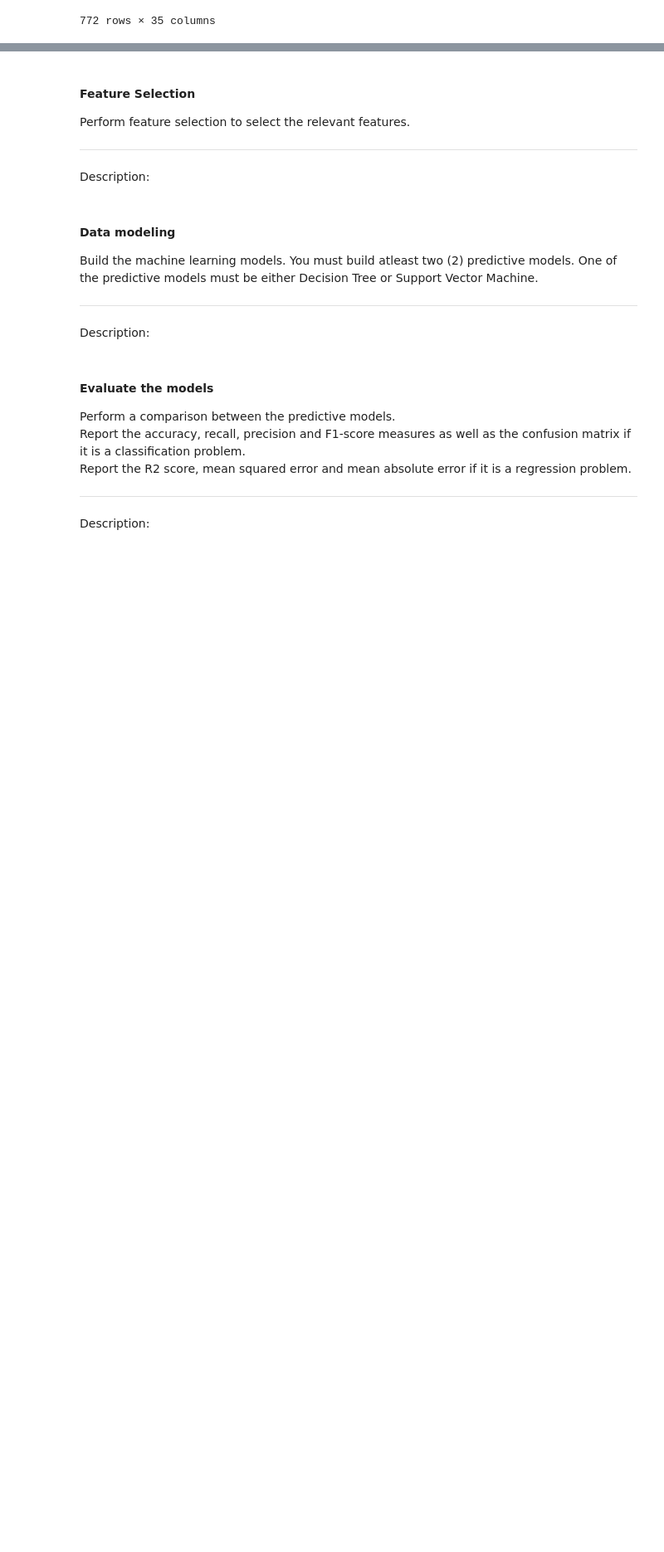
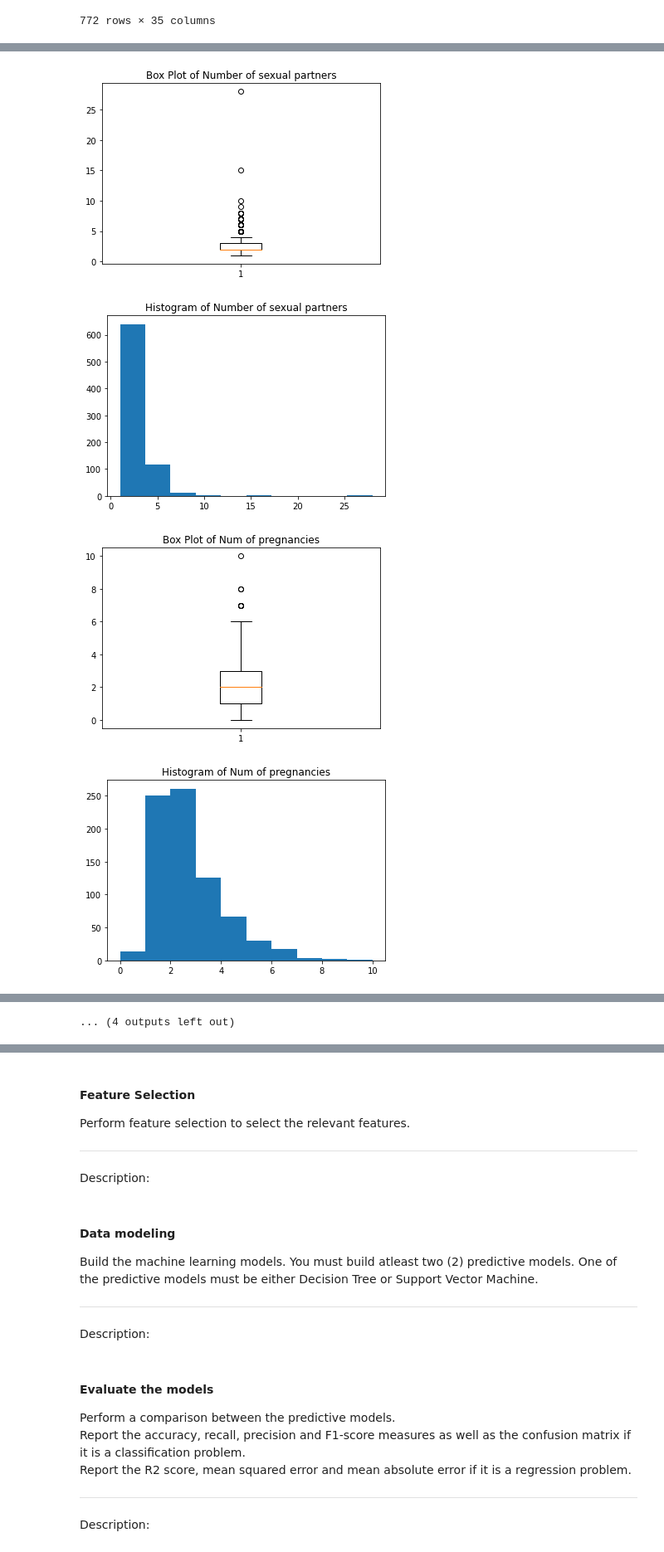
Before and after one commit to ahdeanlau/Cervical-Cancer-Diagnosis-Prediction-Model, a Jupyter notebook: Project Part 1.ipynb, the cells around one changed output, grey strips where cells are left out. Shown at 83% size. Cells and saved outputs as stored; diff of their text form; code cells hidden in the pictures; blank space fills up the shorter version.

```diff
--- a/Project Part 1.ipynb
+++ b/Project Part 1.ipynb
@@ -332,0 +359,19 @@ X_train_imputed.describe(include='all')
+# %%
+column = [1,3,5,6,8,10,26,27]  # Index of identified columns
+X_outlier = X_train_imputed.copy()
+
+for num in column:
+    # Boxplot
+    plt.boxplot(X_outlier.iloc[:,num:(num+1)])
+    plt.title('Box Plot of '+ df.columns[num])
+    plt.show()
+
+    # Histogram
+    plt.hist(X_outlier.iloc[:,num:(num+1)])
+    plt.title('Histogram of '+ df.columns[num])
+    plt.show()
+# %% [output]
+[figure, added]
+[figure, added]
+[figure, added]
+[figure, added]
@@ -332,0 +386 @@ X_train_imputed.describe(include='all')
+... (4 outputs left out)
```
Also changed, not shown: parts of 12 cells of this notebook.
